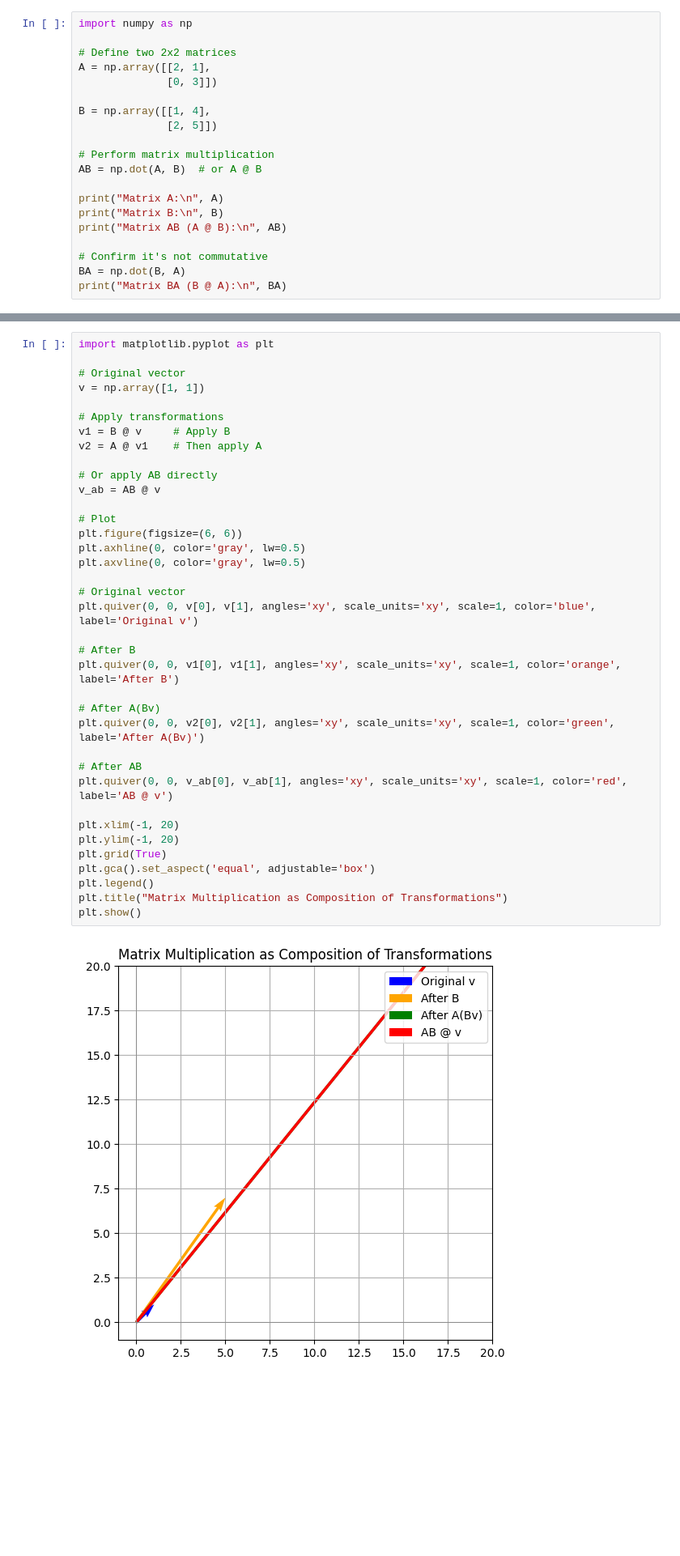
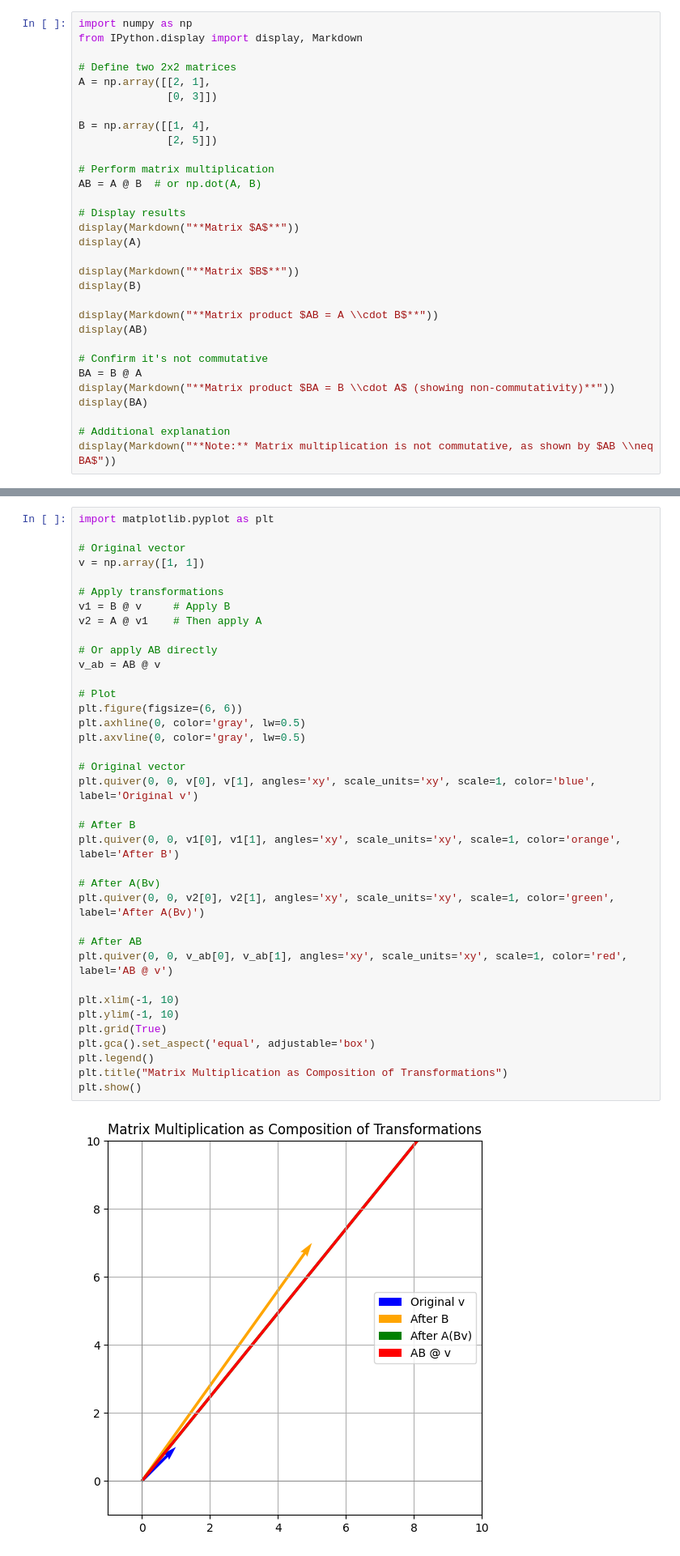
Before and after one commit to eigenlambda123/Project10X-LinearAlgebra, a Jupyter notebook: practice/Project 4/4.1/matrix_multiplication.ipynb, the cells around one changed output, grey strips where cells are left out. Shown: that part at 81% size. Cells and saved outputs as stored; diff of their text form; blank space fills up the shorter version.

Commit message:
matrix_multiplication

```diff
--- a/practice/Project 4/4.1/matrix_multiplication.ipynb
+++ b/practice/Project 4/4.1/matrix_multiplication.ipynb
@@ -61,6 +61,7 @@ Each element in $AB$ is a **dot product** between a row of $A$ and a column of $
 ### **Code Implementation**
 # %%
 import numpy as np
+from IPython.display import display, Markdown
 
 # Define two 2x2 matrices
 A = np.array([[2, 1],
@@ -70,13 +71,23 @@ B = np.array([[1, 4],
               [2, 5]])
 
 # Perform matrix multiplication
-AB = np.dot(A, B)  # or A @ B
+AB = A @ B  # or np.dot(A, B)
 
-print("Matrix A:\n", A)
-print("Matrix B:\n", B)
-print("Matrix AB (A @ B):\n", AB)
+# Display results
+display(Markdown("**Matrix $A$**"))
+display(A)
+
+display(Markdown("**Matrix $B$**"))
+display(B)
+
+display(Markdown("**Matrix product $AB = A \\cdot B$**"))
+display(AB)
 
 # Confirm it's not commutative
-BA = np.dot(B, A)
-print("Matrix BA (B @ A):\n", BA)
+BA = B @ A
+display(Markdown("**Matrix product $BA = B \\cdot A$ (showing non-commutativity)**"))
+display(BA)
+
+# Additional explanation
+display(Markdown("**Note:** Matrix multiplication is not commutative, as shown by $AB \\neq BA$"))
 # %% [output]
@@ -103,33 +115,33 @@ v = np.array([1, 1])
 # Apply transformations
 v1 = B @ v     # Apply B
 v2 = A @ v1    # Then apply A
 
 # Or apply AB directly
 v_ab = AB @ v
 
 # Plot
 plt.figure(figsize=(6, 6))
 plt.axhline(0, color='gray', lw=0.5)
 plt.axvline(0, color='gray', lw=0.5)
 
 # Original vector
 plt.quiver(0, 0, v[0], v[1], angles='xy', scale_units='xy', scale=1, color='blue', label='Original v')
 
 # After B
 plt.quiver(0, 0, v1[0], v1[1], angles='xy', scale_units='xy', scale=1, color='orange', label='After B')
 
 # After A(Bv)
 plt.quiver(0, 0, v2[0], v2[1], angles='xy', scale_units='xy', scale=1, color='green', label='After A(Bv)')
 
 # After AB
 plt.quiver(0, 0, v_ab[0], v_ab[1], angles='xy', scale_units='xy', scale=1, color='red', label='AB @ v')
 
-plt.xlim(-1, 20)
-plt.ylim(-1, 20)
+plt.xlim(-1, 10)
+plt.ylim(-1, 10)
 plt.grid(True)
 plt.gca().set_aspect('equal', adjustable='box')
 plt.legend()
 plt.title("Matrix Multiplication as Composition of Transformations")
 plt.show()
 # %% [output]
-[figure, old version]
+[figure, new version]
```
Also changed, not shown: parts of 1 cell of this notebook.
